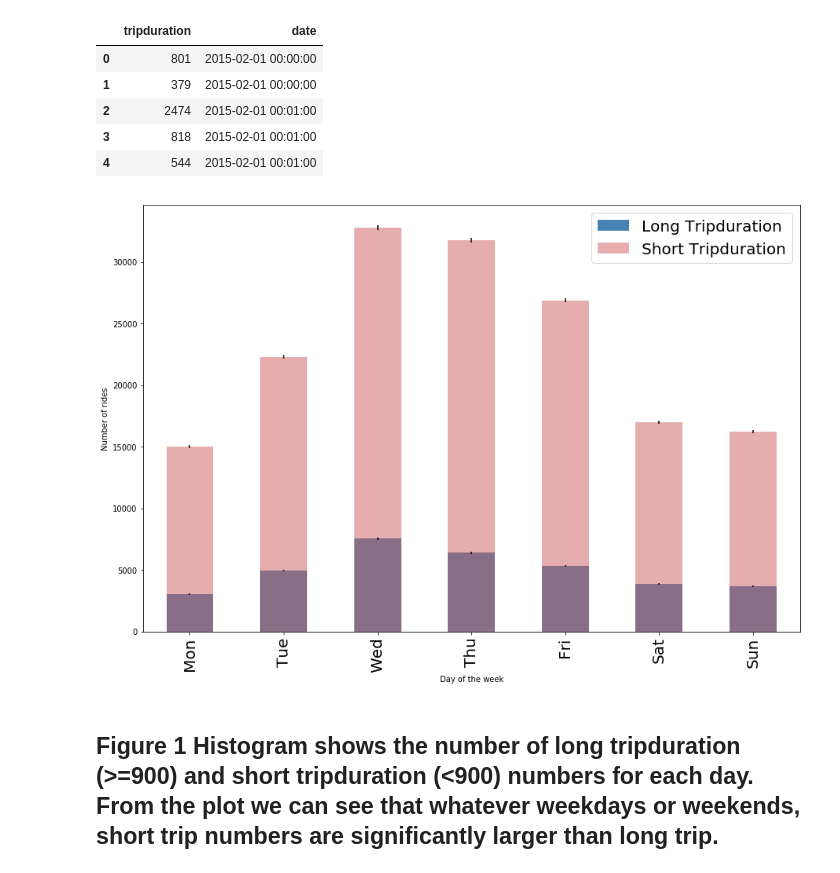
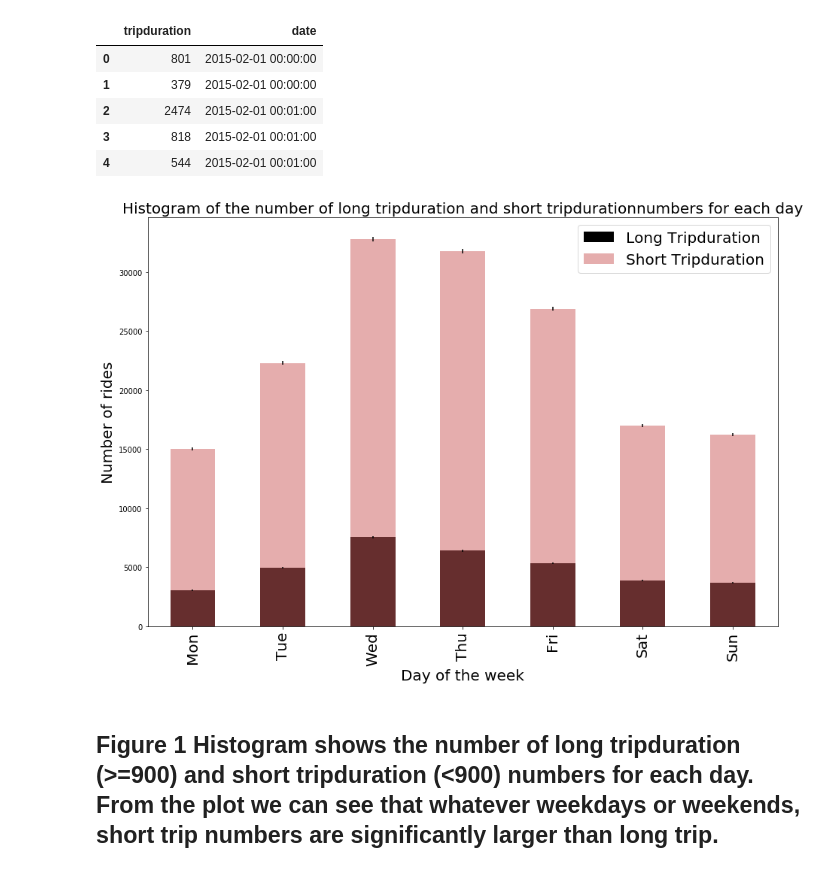
Before and after one commit to louisalulu/PUI2018_ml4922, a Jupyter notebook: HW8_ml4922/HW8_Assignment1_ml4922.ipynb, the cells around one changed output. Drawn from its saved outputs; the diff is of its cells as text; code cells hidden in the pictures.

```diff
--- a/HW8_ml4922/HW8_Assignment1_ml4922.ipynb
+++ b/HW8_ml4922/HW8_Assignment1_ml4922.ipynb
@@ -84,26 +84,27 @@ df.head()
 # %%
 fig=pl.figure(figsize(15,10))
 
 counts_l = df.date[df.tripduration >= 900].groupby([df.date.dt.weekday]).count()
 norm_l = 1
 error_l = np.sqrt(counts_l)
-ax=((counts_l) / norm_l).plot(kind="bar",color='SteelBlue',  yerr=[
+ax=((counts_l) / norm_l).plot(kind="bar",color='Black',  yerr=[
             ((error_l) / norm_l, (error_l) / norm_l)], label='Long Tripduration')
 
 
 counts_s = df.date[df.tripduration < 900].groupby([df.date.dt.weekday]).count()
 norm_s = 1
 error_s=np.sqrt(counts_s)
 ((counts_s) / norm_s).plot(kind="bar", alpha=0.5, yerr=[((error_s) / norm_s, (error_s) / norm_s)],
                            color='IndianRed', label='Short Tripduration')
 ax.xaxis.set_ticklabels(['Mon','Tue','Wed','Thu','Fri','Sat','Sun'], fontsize=20)
-ax.set_ylabel ("Number of rides")
-ax.set_xlabel ("Day of the week")
+ax.set_ylabel ("Number of rides", fontsize=20)
+ax.set_xlabel ("Day of the week", fontsize=20)
+ax.set_title("Histogram of the number of long tripduration and short tripdurationnumbers for each day", fontsize=20)
 pl.legend(['Long Tripduration','Short Tripduration'],fontsize=20)
 
 
 plt.savefig("Citi_bike.png")
 # %% [output]
-[figure, old version]
+[figure, new version]
 # %% [markdown]
 ## Figure 1 Histogram shows the number of long tripduration (>=900) and short tripduration (<900) numbers for each day. From the plot we can see that whatever weekdays or weekends, short trip numbers are significantly larger than long trip.
```
Also changed, not shown: 4 other files.
